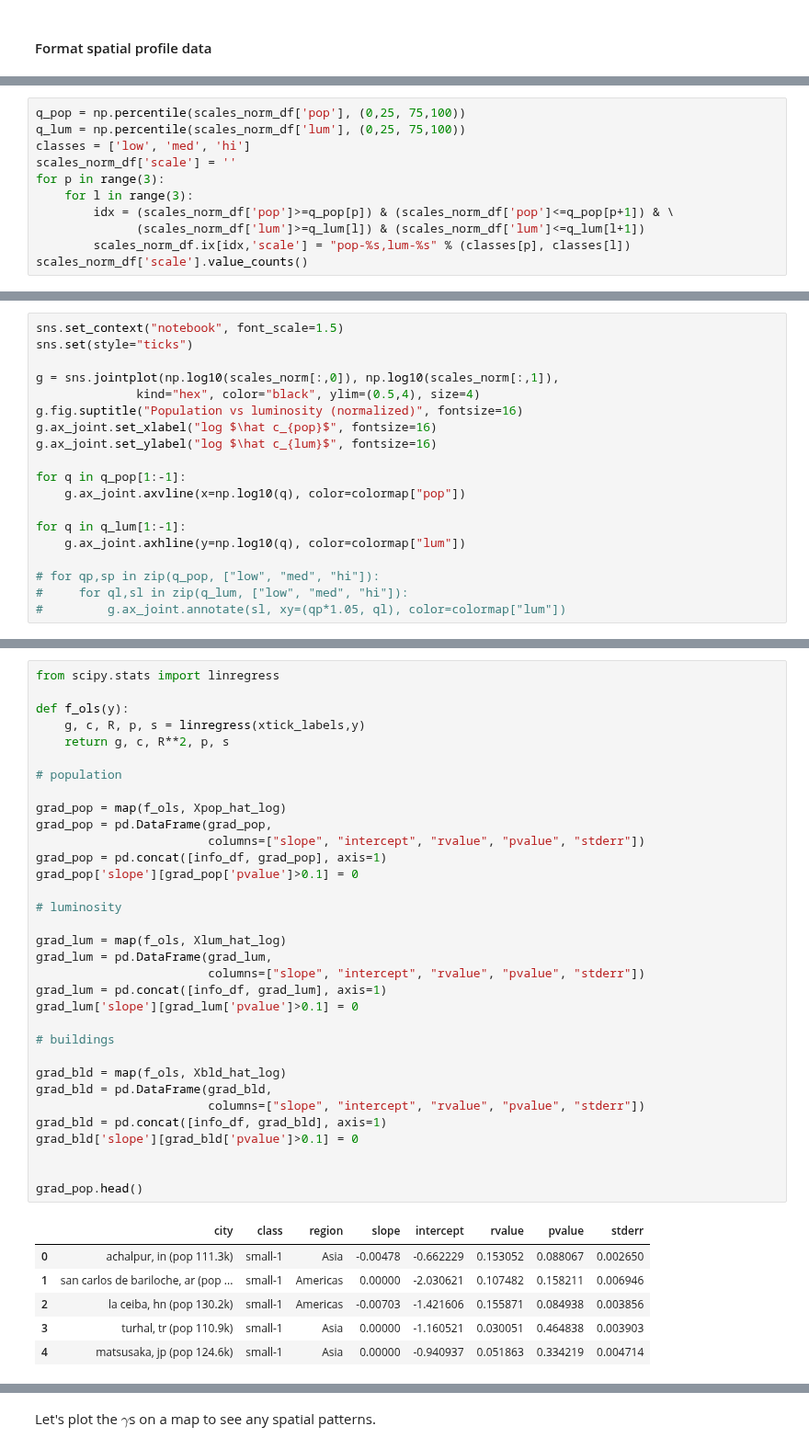
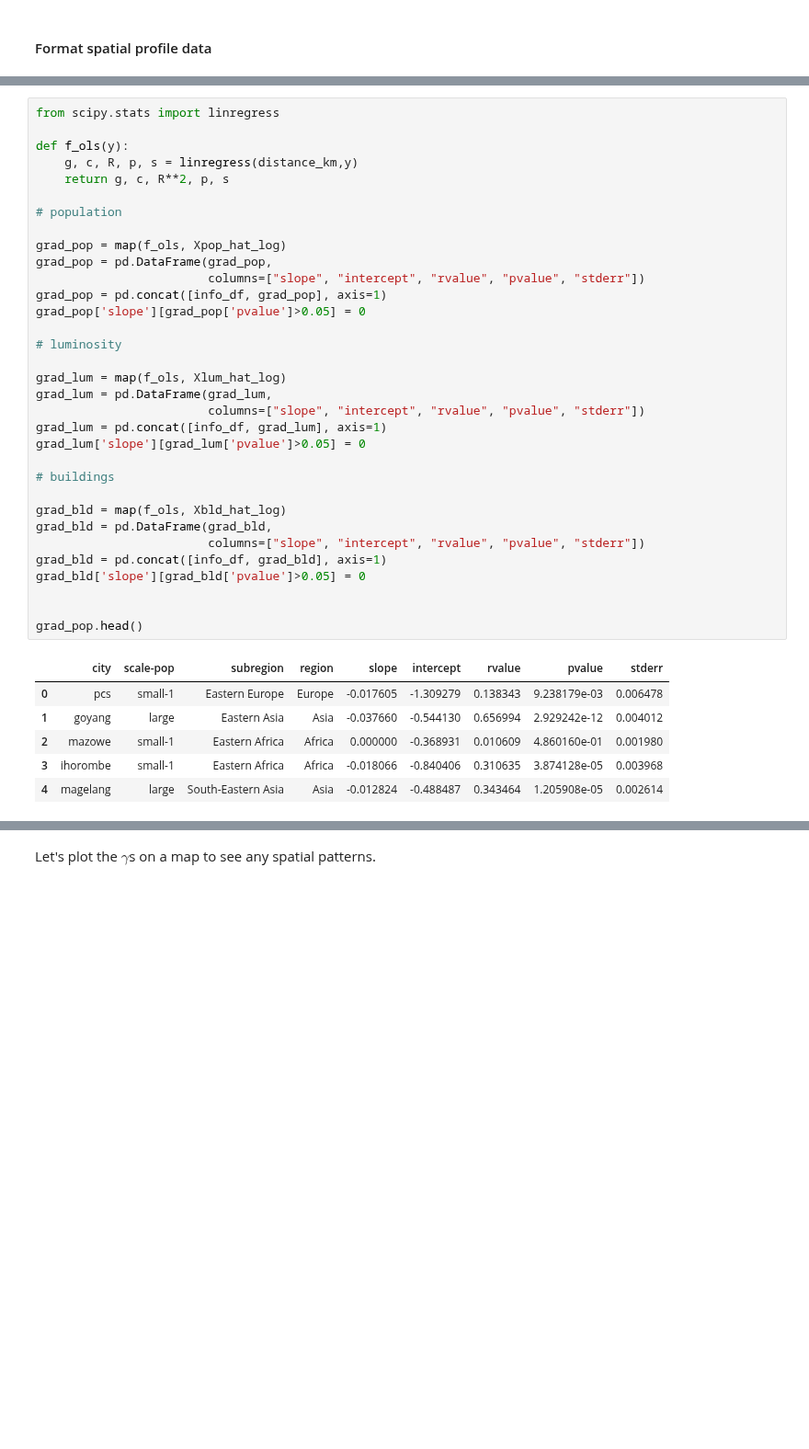
Before and after one commit to adrianalbert/urbanization-patterns, a Jupyter notebook: experiments/City clustering analysis.ipynb, the cells around one changed output, grey strips where cells are left out. Shown at 92% size. Saved outputs shown, nothing was run; the diff lists cells and outputs as text; blank space fills up the shorter version.

```diff
--- a/experiments/City clustering analysis.ipynb
+++ b/experiments/City clustering analysis.ipynb
@@ -499,11 +385,0 @@ Let's segment the built-area normalized city scales into _low_, _medium_, and _h
-# %%
-q_pop = np.percentile(scales_norm_df['pop'], (0,25, 75,100))
-q_lum = np.percentile(scales_norm_df['lum'], (0,25, 75,100))
-classes = ['low', 'med', 'hi']
-scales_norm_df['scale'] = ''
-for p in range(3):
-    for l in range(3):
-        idx = (scales_norm_df['pop']>=q_pop[p]) & (scales_norm_df['pop']<=q_pop[p+1]) & \
-              (scales_norm_df['lum']>=q_lum[l]) & (scales_norm_df['lum']<=q_lum[l+1])
-        scales_norm_df.ix[idx,'scale'] = "pop-%s,lum-%s" % (classes[p], classes[l])
-scales_norm_df['scale'].value_counts()
@@ -521,19 +385,0 @@ Name: scale, dtype: int64
-# %%
-sns.set_context("notebook", font_scale=1.5)
-sns.set(style="ticks")
-
-g = sns.jointplot(np.log10(scales_norm[:,0]), np.log10(scales_norm[:,1]),
-              kind="hex", color="black", ylim=(0.5,4), size=4)
-g.fig.suptitle("Population vs luminosity (normalized)", fontsize=16)
-g.ax_joint.set_xlabel("log $\hat c_{pop}$", fontsize=16)
-g.ax_joint.set_ylabel("log $\hat c_{lum}$", fontsize=16)
-
-for q in q_pop[1:-1]:
-    g.ax_joint.axvline(x=np.log10(q), color=colormap["pop"])
-
-for q in q_lum[1:-1]:
-    g.ax_joint.axhline(y=np.log10(q), color=colormap["lum"])
-
-# for qp,sp in zip(q_pop, ["low", "med", "hi"]):
-#     for ql,sl in zip(q_lum, ["low", "med", "hi"]):
-#         g.ax_joint.annotate(sl, xy=(qp*1.05, ql), color=colormap["lum"])
@@ -544,40 +388,40 @@ for q in q_lum[1:-1]:
 # %%
 from scipy.stats import linregress
 
 def f_ols(y):
-    g, c, R, p, s = linregress(xtick_labels,y)
+    g, c, R, p, s = linregress(distance_km,y)
     return g, c, R**2, p, s
 
 # population
 
 grad_pop = map(f_ols, Xpop_hat_log)
 grad_pop = pd.DataFrame(grad_pop,
                         columns=["slope", "intercept", "rvalue", "pvalue", "stderr"])
 grad_pop = pd.concat([info_df, grad_pop], axis=1)
-grad_pop['slope'][grad_pop['pvalue']>0.1] = 0
+grad_pop['slope'][grad_pop['pvalue']>0.05] = 0
 
 # luminosity
 
 grad_lum = map(f_ols, Xlum_hat_log)
 grad_lum = pd.DataFrame(grad_lum,
                         columns=["slope", "intercept", "rvalue", "pvalue", "stderr"])
 grad_lum = pd.concat([info_df, grad_lum], axis=1)
-grad_lum['slope'][grad_lum['pvalue']>0.1] = 0
+grad_lum['slope'][grad_lum['pvalue']>0.05] = 0
 
 # buildings
 
 grad_bld = map(f_ols, Xbld_hat_log)
 grad_bld = pd.DataFrame(grad_bld,
                         columns=["slope", "intercept", "rvalue", "pvalue", "stderr"])
 grad_bld = pd.concat([info_df, grad_bld], axis=1)
-grad_bld['slope'][grad_bld['pvalue']>0.1] = 0
+grad_bld['slope'][grad_bld['pvalue']>0.05] = 0
 
 
 grad_pop.head()
 # %% [output]
-|  | city | class | region | slope | intercept | rvalue | pvalue | stderr |
-| 0 | achalpur, in (pop 111.3k) | small-1 | Asia | -0.00478 | -0.662229 | 0.153052 | 0.088067 | 0.002650 |
-| 1 | san carlos de bariloche, ar (pop ... | small-1 | Americas | 0.00000 | -2.030621 | 0.107482 | 0.158211 | 0.006946 |
-| 2 | la ceiba, hn (pop 130.2k) | small-1 | Americas | -0.00703 | -1.421606 | 0.155871 | 0.084938 | 0.003856 |
-| 3 | turhal, tr (pop 110.9k) | small-1 | Asia | 0.00000 | -1.160521 | 0.030051 | 0.464838 | 0.003903 |
-| 4 | matsusaka, jp (pop 124.6k) | small-1 | Asia | 0.00000 | -0.940937 | 0.051863 | 0.334219 | 0.004714 |
+|  | city | scale-pop | subregion | region | slope | intercept | rvalue | pvalue | stderr |
+| 0 | pcs | small-1 | Eastern Europe | Europe | -0.017605 | -1.309279 | 0.138343 | 9.238179e-03 | 0.006478 |
+| 1 | goyang | large | Eastern Asia | Asia | -0.037660 | -0.544130 | 0.656994 | 2.929242e-12 | 0.004012 |
+| 2 | mazowe | small-1 | Eastern Africa | Africa | 0.000000 | -0.368931 | 0.010609 | 4.860160e-01 | 0.001980 |
+| 3 | ihorombe | small-1 | Eastern Africa | Africa | -0.018066 | -0.840406 | 0.310635 | 3.874128e-05 | 0.003968 |
+| 4 | magelang | large | South-Eastern Asia | Asia | -0.012824 | -0.488487 | 0.343464 | 1.205908e-05 | 0.002614 |
```
Also changed, not shown: parts of 90 cells of this notebook, 3 other files.
